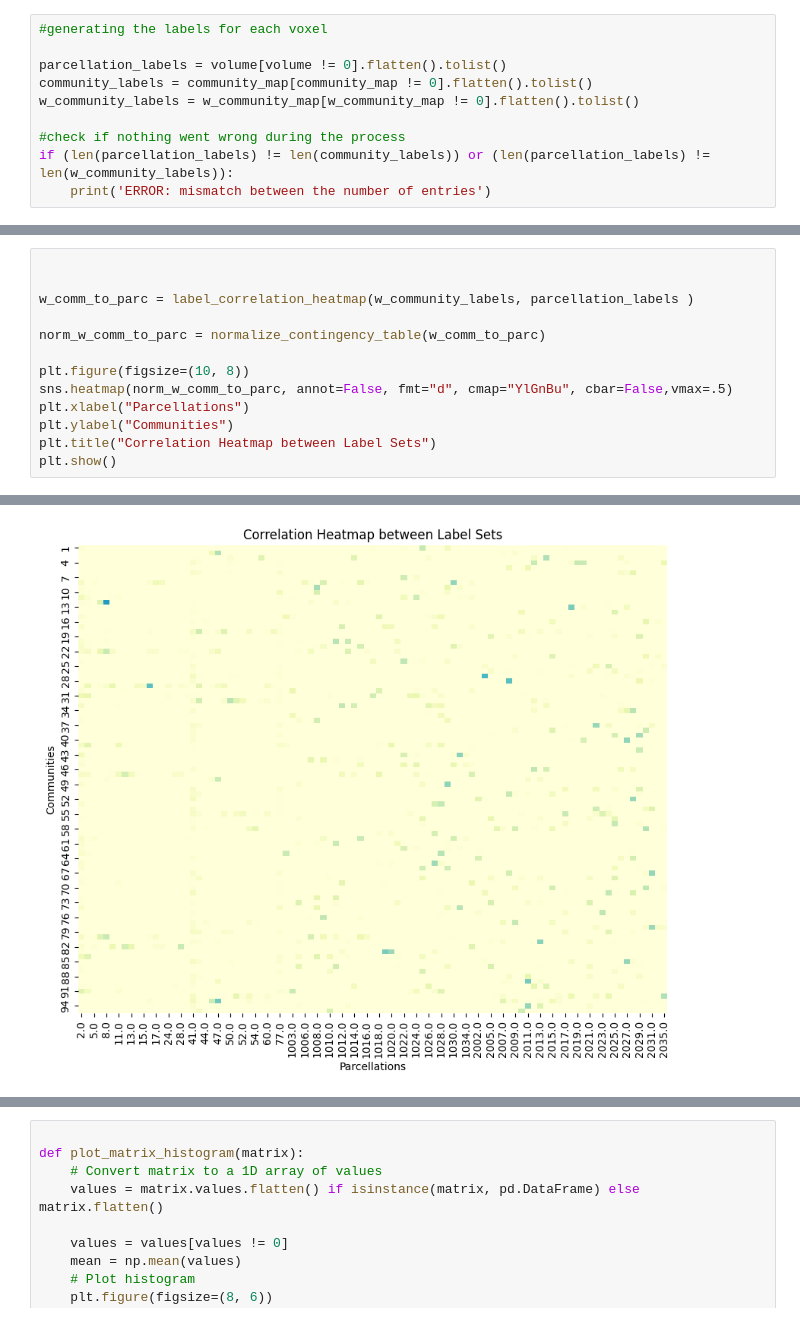
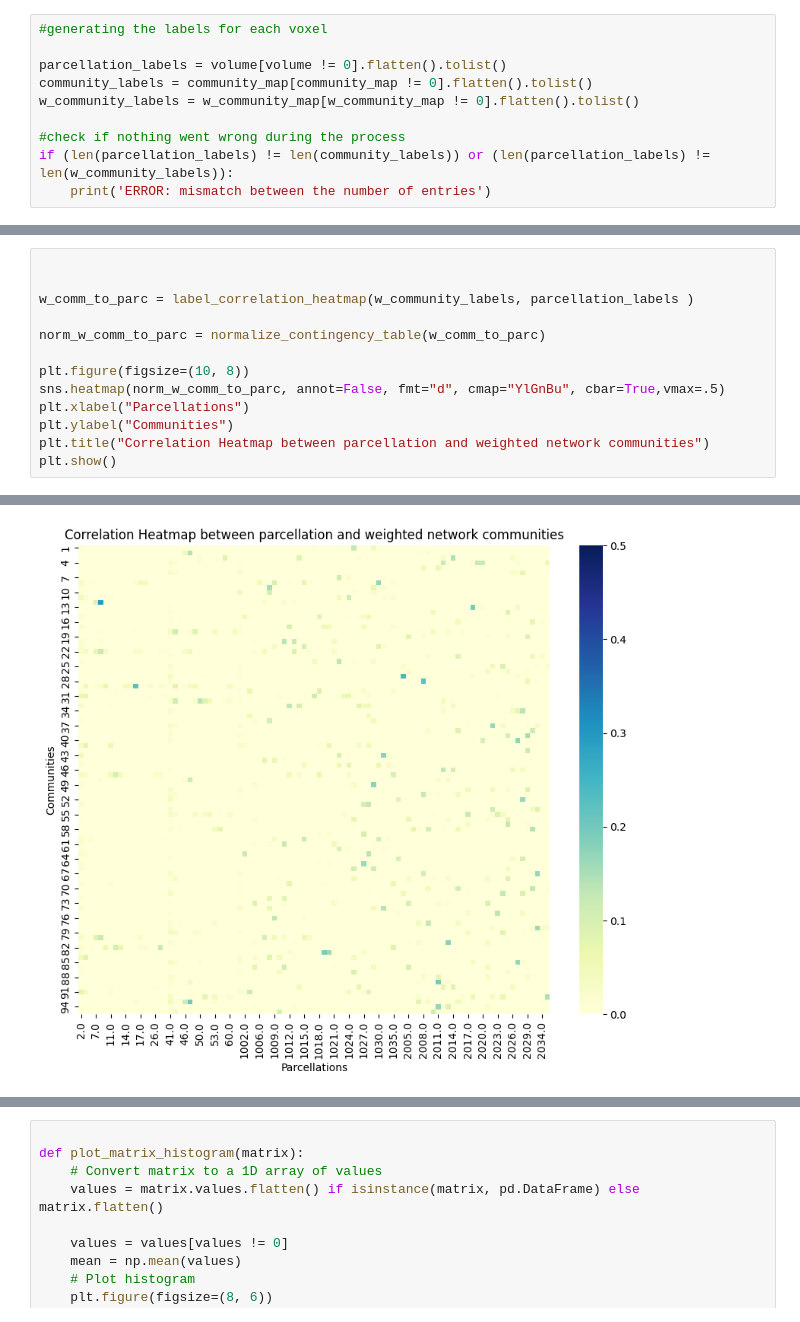
Before and after one commit to DePasquale99/MRI-network, a Jupyter notebook: Complex_networks.ipynb, the cells around one changed output, grey strips where cells are left out. Cells and saved outputs as stored; diff of their text form.

```diff
--- a/Complex_networks.ipynb
+++ b/Complex_networks.ipynb
@@ -570,19 +570,19 @@ plt.show()
 # %%
 
 
 w_comm_to_parc = label_correlation_heatmap(w_community_labels, parcellation_labels )
 
 norm_w_comm_to_parc = normalize_contingency_table(w_comm_to_parc)
 
 plt.figure(figsize=(10, 8))
-sns.heatmap(norm_w_comm_to_parc, annot=False, fmt="d", cmap="YlGnBu", cbar=False,vmax=.5)
+sns.heatmap(norm_w_comm_to_parc, annot=False, fmt="d", cmap="YlGnBu", cbar=True,vmax=.5)
 plt.xlabel("Parcellations")
 plt.ylabel("Communities")
-plt.title("Correlation Heatmap between Label Sets")
+plt.title("Correlation Heatmap between parcellation and weighted network communities")
 plt.show()
 # %% [output]
 [figure]
-[figure, old version]
+[figure, new version]
 # %%
 
 
```
Also changed, not shown: parts of 2 cells of this notebook.
